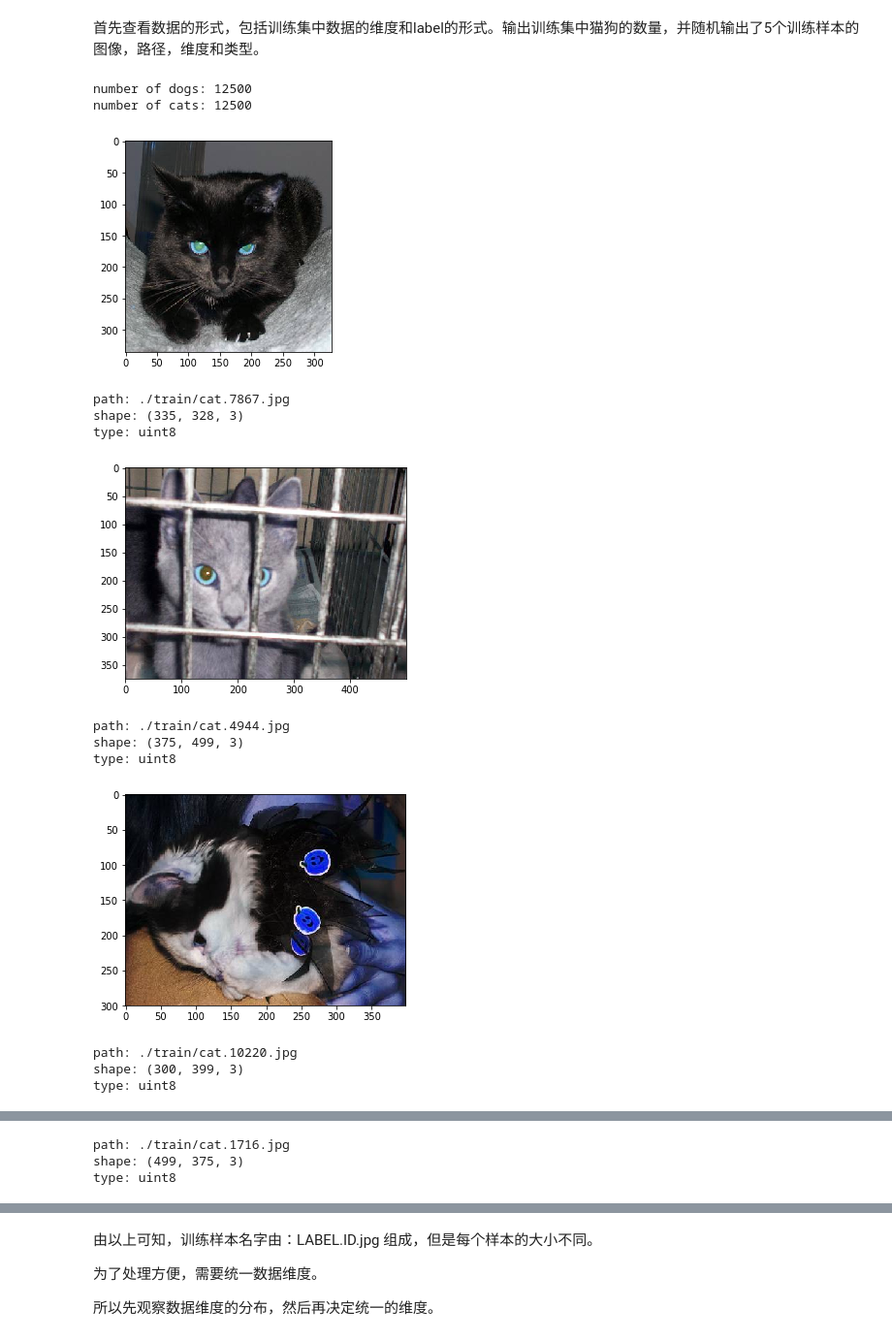
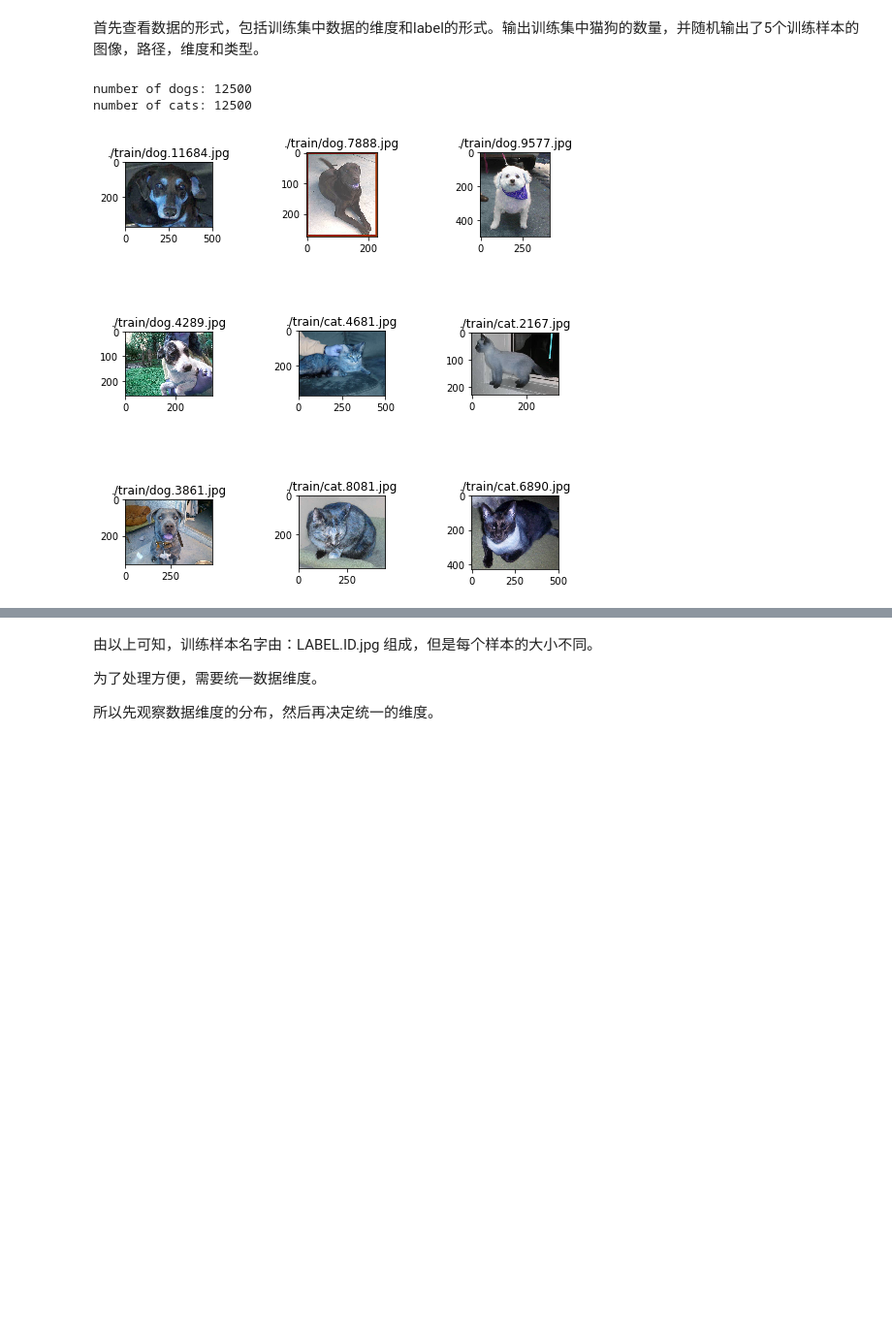
Before and after one commit to aesne/Dogs_vs._Cats, a Jupyter notebook: Dogs_vs._Cats.ipynb, the cells around one changed output, grey strips where cells are left out. Shown at 97% size. Drawn from its saved outputs; the diff is of its cells as text; code cells hidden in the pictures; blank space fills up the shorter version.

Commit message:
optimize sample show

```diff
--- a/Dogs_vs._Cats.ipynb
+++ b/Dogs_vs._Cats.ipynb
@@ -23,38 +23,30 @@ ImportError: No module named 'cv2'
 # %%
 TRAIN_DIR = './train/'
 
 train_path_list = [TRAIN_DIR + name for name in os.listdir(TRAIN_DIR)]
 
 train_dogs = [path for path in train_path_list if 'dog' in path]
 train_cats = [path for path in train_path_list if 'cat' in path]
 
 dogs_num = len(train_dogs)
 cats_num = len(train_cats)
 
 print('number of dogs: {}'.format(dogs_num))
 print('number of cats: {}'.format(cats_num))
 
-for i in range(5):
+def random_show(location):
+    pyplot.subplot(location)
     sample = random.choice(train_path_list)
     image = cv2.imread(sample)
+    pyplot.title(sample)
     pyplot.imshow(image)
-    pyplot.show()
 
-    print('path: {}'.format(sample))
-    print('shape: {}'.format(image.shape))
-    print('type: {}\n'.format(image.dtype))
+pyplot.figure(figsize=(8,8))
+pyplot.subplots_adjust(wspace=1, hspace=1)
+for location in range(331, 340):
+    random_show(location)
+pyplot.show()
 # %% [output]
 number of dogs: 12500
 number of cats: 12500
-[figure, old version]
+[figure, new version]
-path: ./train/cat.7867.jpg
-shape: (335, 328, 3)
-type: uint8
-[figure, removed]
-path: ./train/cat.4944.jpg
-shape: (375, 499, 3)
-type: uint8
-[figure, removed]
-path: ./train/cat.10220.jpg
-shape: (300, 399, 3)
-type: uint8
@@ -62,3 +52,0 @@ type: uint8
-path: ./train/cat.1716.jpg
-shape: (499, 375, 3)
-type: uint8
```
Also changed, not shown: parts of 2 cells of this notebook, 2 other files.
